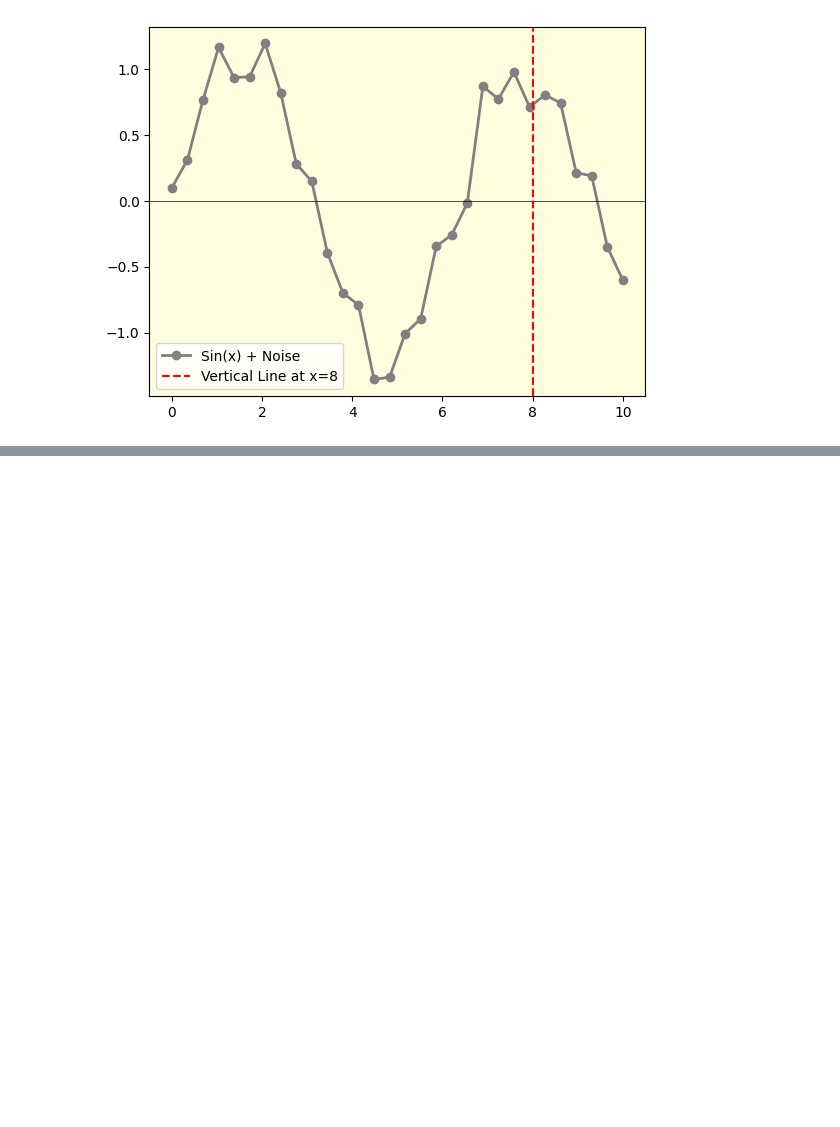
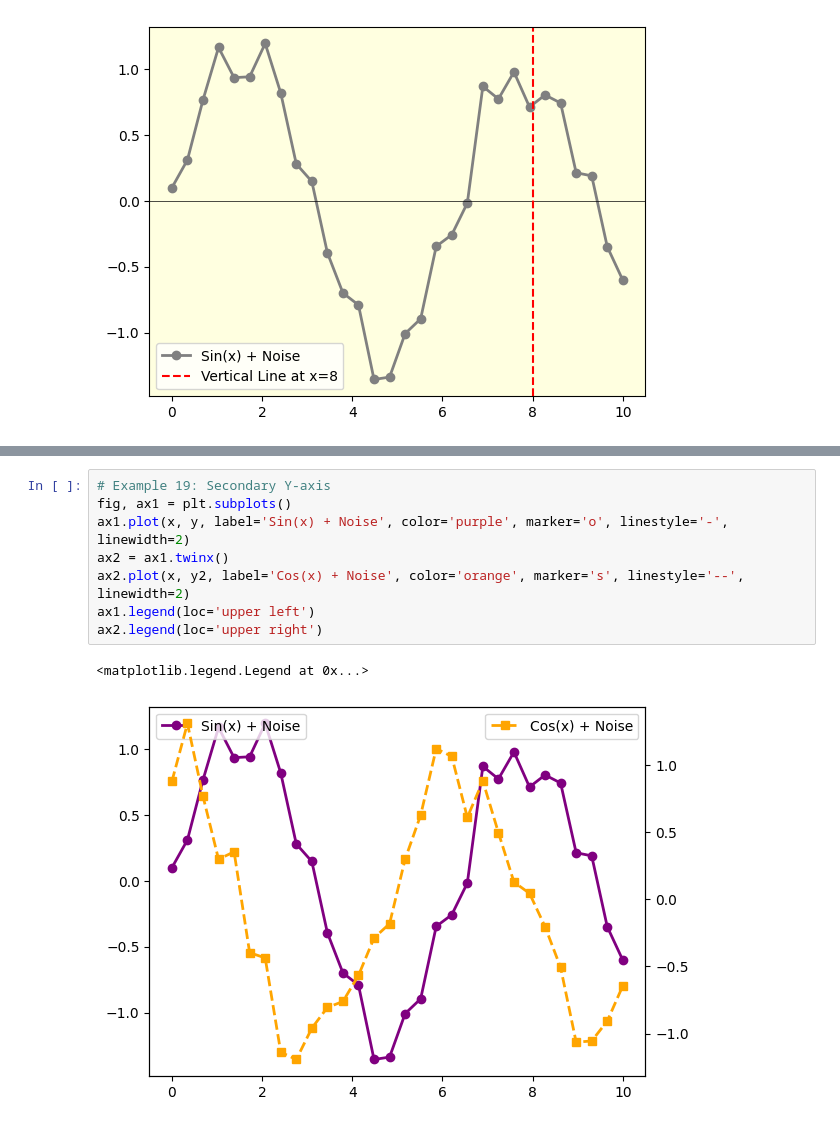
Before and after one commit to rvigneshwaran/datascience-implementations, a Jupyter notebook: 01-data-science-fundamentals/02-statistical-data-visualization/02-matplotlib-visualization/01-line-plot/01-line-plot.ipynb, the cells around one changed output, grey strips where cells are left out. Saved outputs shown, nothing was run; the diff lists cells and outputs as text; blank space fills up the shorter version.

```diff
--- a/01-data-science-fundamentals/02-statistical-data-visualization/02-matplotlib-visualization/01-line-plot/01-line-plot.ipynb
+++ b/01-data-science-fundamentals/02-statistical-data-visualization/02-matplotlib-visualization/01-line-plot/01-line-plot.ipynb
@@ -150,0 +182,11 @@ plt.gca().set_facecolor('lightyellow')
+# %%
+# Example 19: Secondary Y-axis
+fig, ax1 = plt.subplots()
+ax1.plot(x, y, label='Sin(x) + Noise', color='purple', marker='o', linestyle='-', linewidth=2)
+ax2 = ax1.twinx()
+ax2.plot(x, y2, label='Cos(x) + Noise', color='orange', marker='s', linestyle='--', linewidth=2)
+ax1.legend(loc='upper left')
+ax2.legend(loc='upper right')
+# %% [output]
+<matplotlib.legend.Legend at 0x...>
+[figure, added]
```
Also changed, not shown: parts of 5 cells of this notebook, 1 other file.
